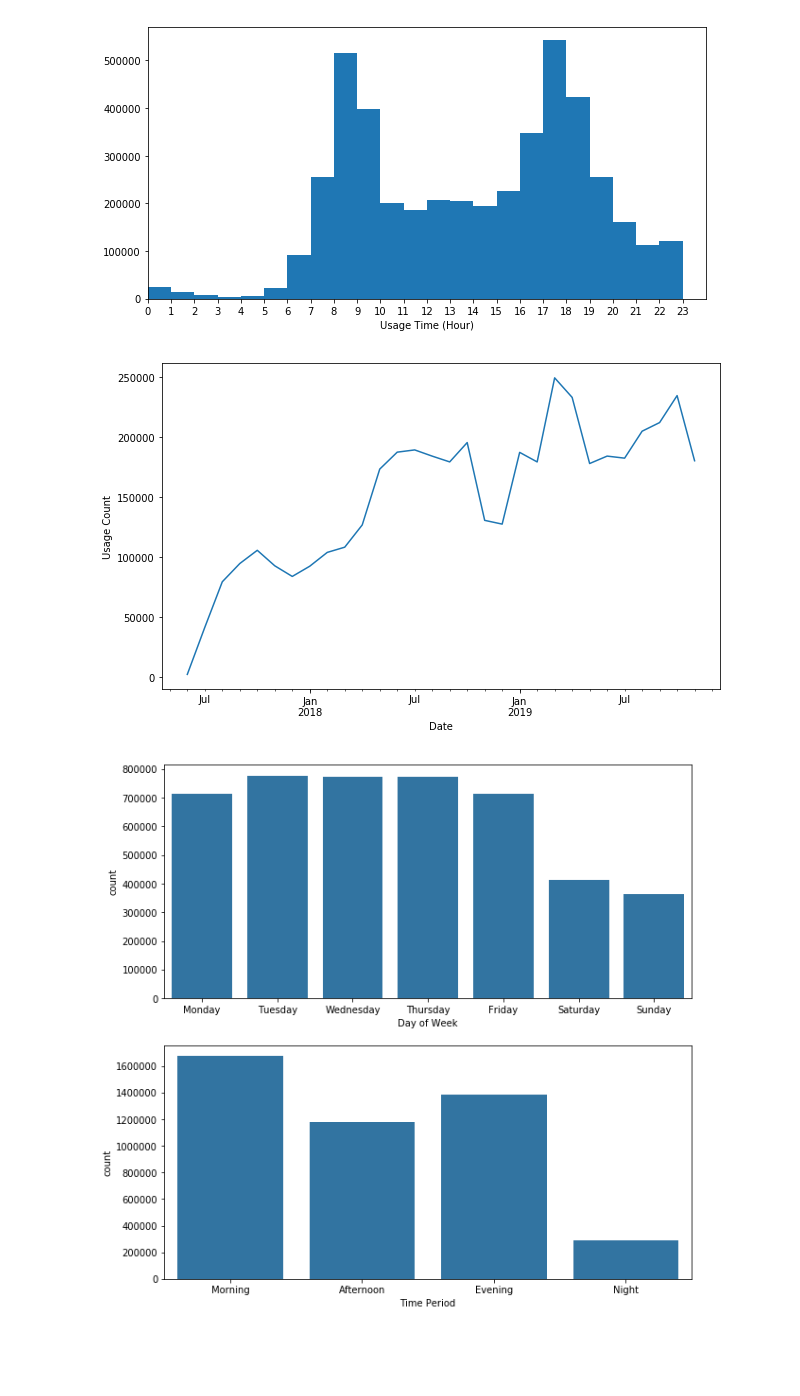
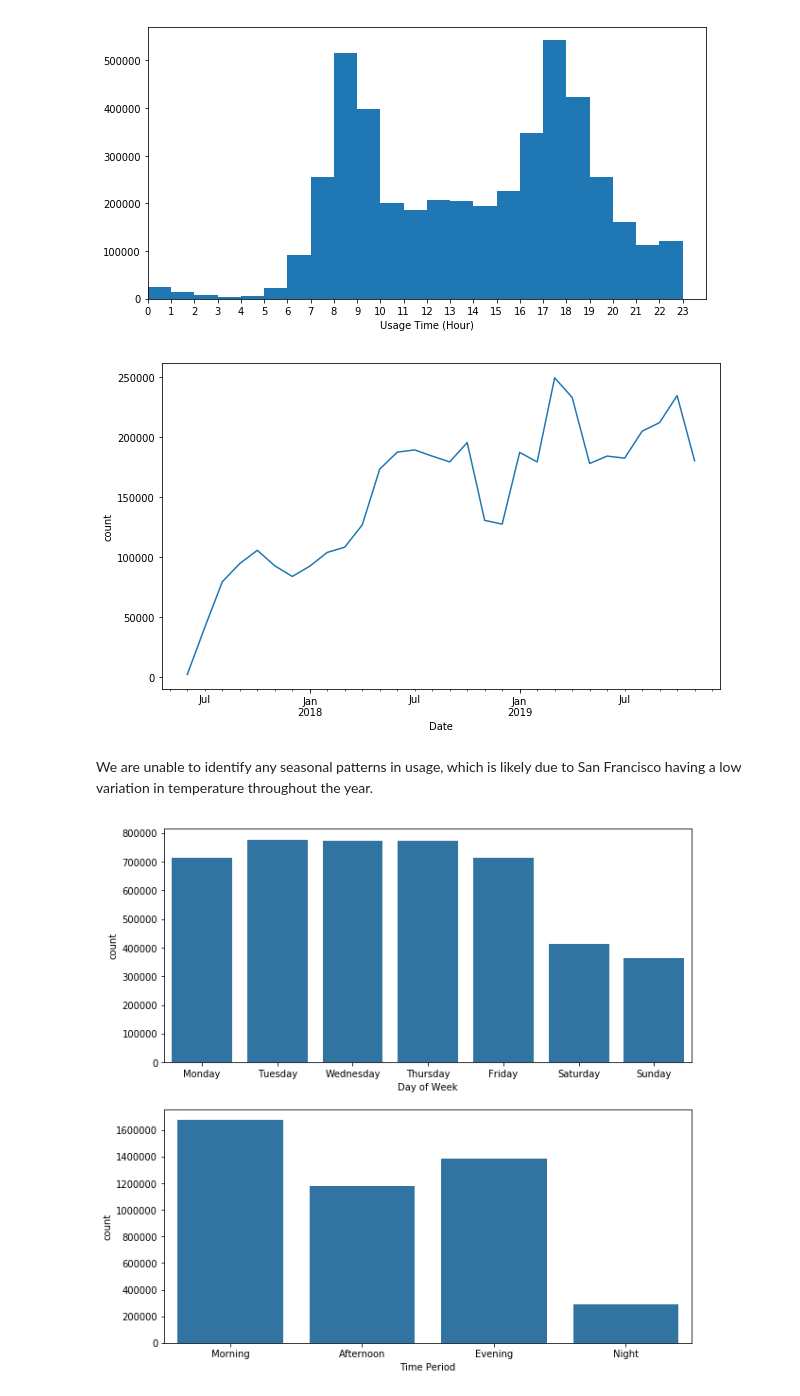
Before and after one commit to sclkan/Lyft-Analysis, a Jupyter notebook: lyft_baywheels_analysis.ipynb, the cells around one changed output. Drawn from its saved outputs; the diff is of its cells as text; code cells hidden in the pictures; blank space fills up the shorter version.

```diff
--- a/lyft_baywheels_analysis.ipynb
+++ b/lyft_baywheels_analysis.ipynb
@@ -366,10 +387,12 @@ plt.xlabel('Usage Time (Hour)');
 # %%
 plt.figure(figsize=[10,6])
 df.groupby('start_date').bike_id.count().plot()
 plt.xlabel('Date')
-plt.ylabel('Usage Count');
+plt.ylabel('count');
 # %% [output]
-[figure, old version]
+[figure, new version]
+# %% [markdown]
+We are unable to identify any seasonal patterns in usage, which is likely due to San Francisco having a low variation in temperature throughout the year.
 # %%
 fig, ax = plt.subplots(2,1, figsize=[10,10])
 color = sb.color_palette()[0]
```
Also changed, not shown: parts of 16 cells of this notebook.
